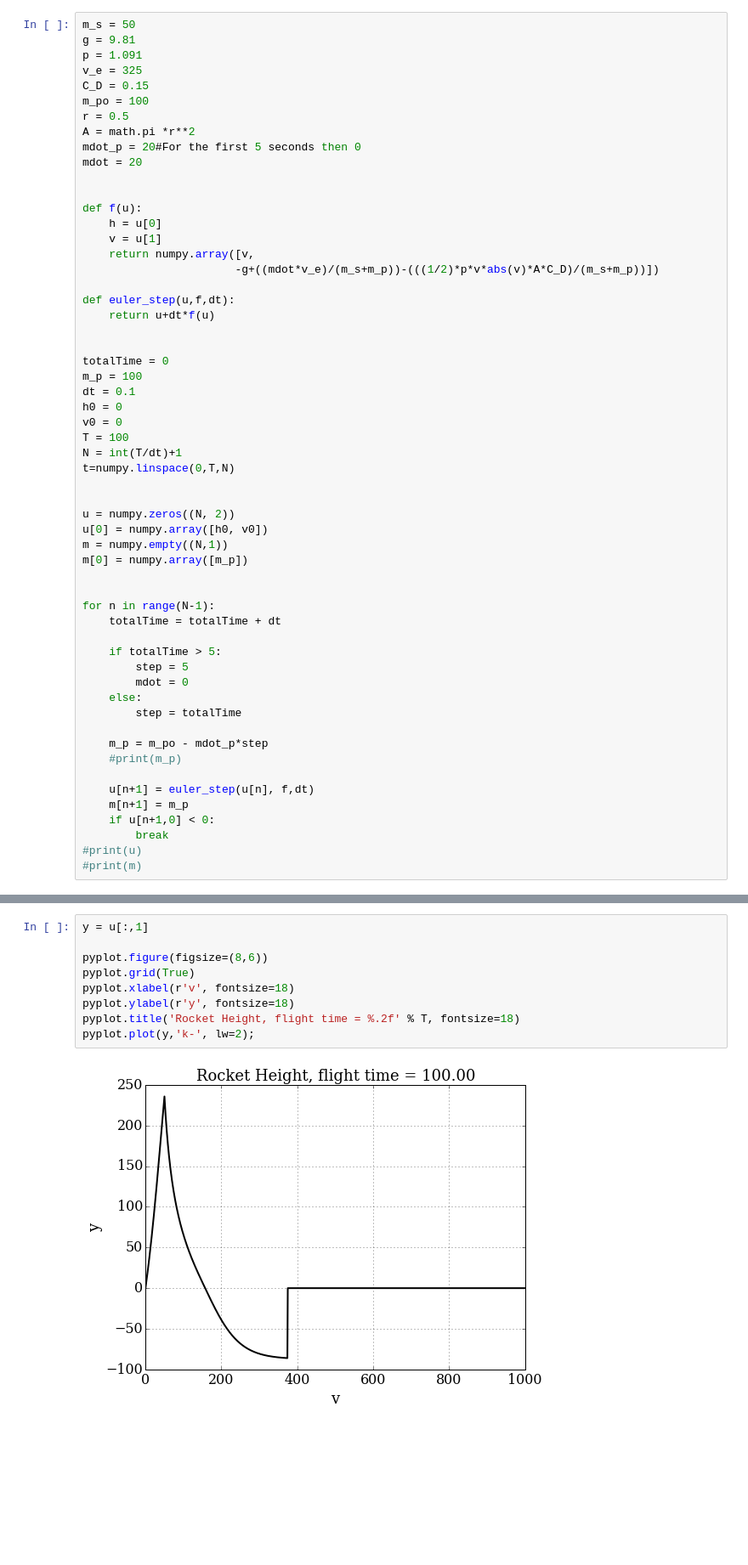
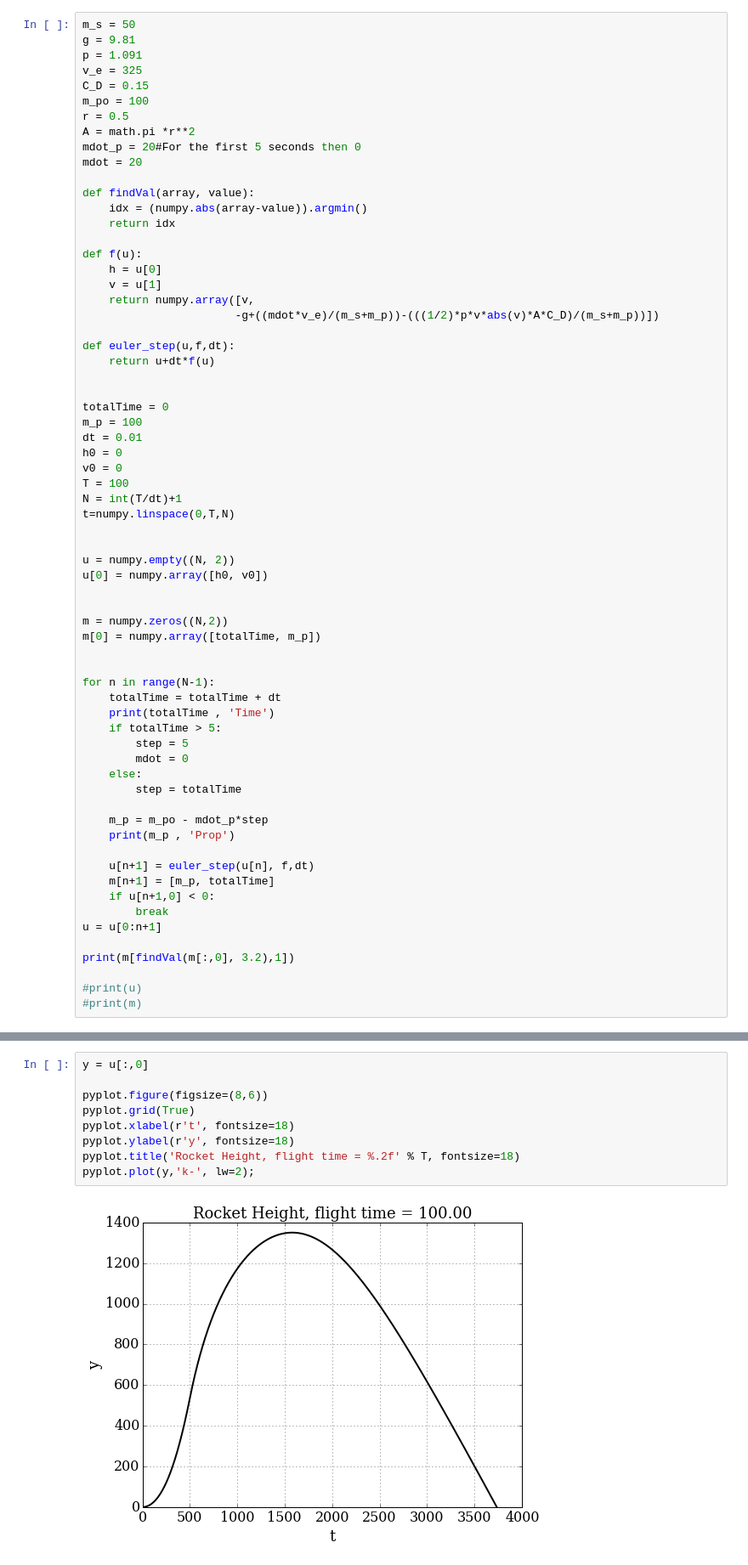
Before and after one commit to cdigangi8/working_dir, a Jupyter notebook: working/Rocket_Assignment.ipynb, the cells around one changed output, grey strips where cells are left out. Shown: that part at 85% size. Cells and saved outputs as stored; diff of their text form; blank space fills up the shorter version.

```diff
--- a/working/Rocket_Assignment.ipynb
+++ b/working/Rocket_Assignment.ipynb
@@ -19,6 +19,9 @@ A = math.pi *r**2
 mdot_p = 20#For the first 5 seconds then 0
 mdot = 20
 
+def findVal(array, value):
+    idx = (numpy.abs(array-value)).argmin()
+    return idx
 
 def f(u):
     h = u[0]
@@ -32,7 +35,7 @@ def euler_step(u,f,dt):
 
 totalTime = 0
 m_p = 100
-dt = 0.1
+dt = 0.01
 h0 = 0
 v0 = 0
 T = 100
@@ -40,15 +43,17 @@ N = int(T/dt)+1
 t=numpy.linspace(0,T,N)
 
 
-u = numpy.zeros((N, 2))
+u = numpy.empty((N, 2))
 u[0] = numpy.array([h0, v0])
-m = numpy.empty((N,1))
-m[0] = numpy.array([m_p])
+
+
+m = numpy.zeros((N,2))
+m[0] = numpy.array([totalTime, m_p])
 
 
 for n in range(N-1):
     totalTime = totalTime + dt
-
+    print(totalTime , 'Time')
     if totalTime > 5:
         step = 5
         mdot = 0
@@ -56,11 +61,15 @@ for n in range(N-1):
         step = totalTime
 
     m_p = m_po - mdot_p*step
-    #print(m_p)
+    print(m_p , 'Prop')
 
     u[n+1] = euler_step(u[n], f,dt)
-    m[n+1] = m_p
+    m[n+1] = [m_p, totalTime]
     if u[n+1,0] < 0:
         break
+u = u[0:n+1]
+
+print(m[findVal(m[:,0], 3.2),1])
+
 #print(u)
 #print(m)
@@ -67,14 +94,14 @@ for n in range(N-1):
 # %%
-y = u[:,1]
+y = u[:,0]
 
 pyplot.figure(figsize=(8,6))
 pyplot.grid(True)
-pyplot.xlabel(r'v', fontsize=18)
+pyplot.xlabel(r't', fontsize=18)
 pyplot.ylabel(r'y', fontsize=18)
 pyplot.title('Rocket Height, flight time = %.2f' % T, fontsize=18)
 pyplot.plot(y,'k-', lw=2);
 # %% [output]
-[figure, old version]
+[figure, new version]
 # %% [markdown]
 \begin{align}
 \frac{dh}{dt} &= v\\
```
Also changed, not shown: parts of 2 cells of this notebook.
